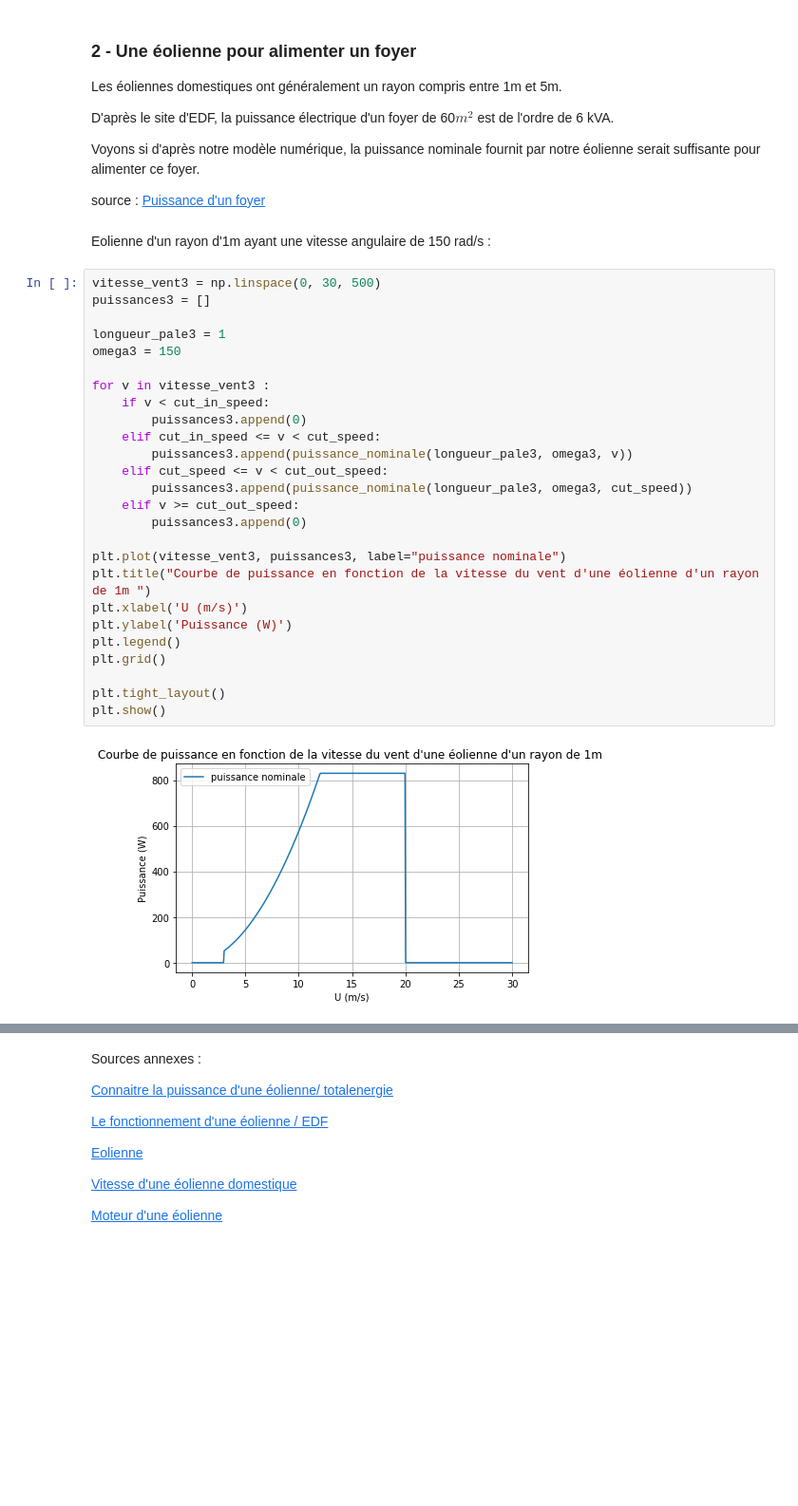
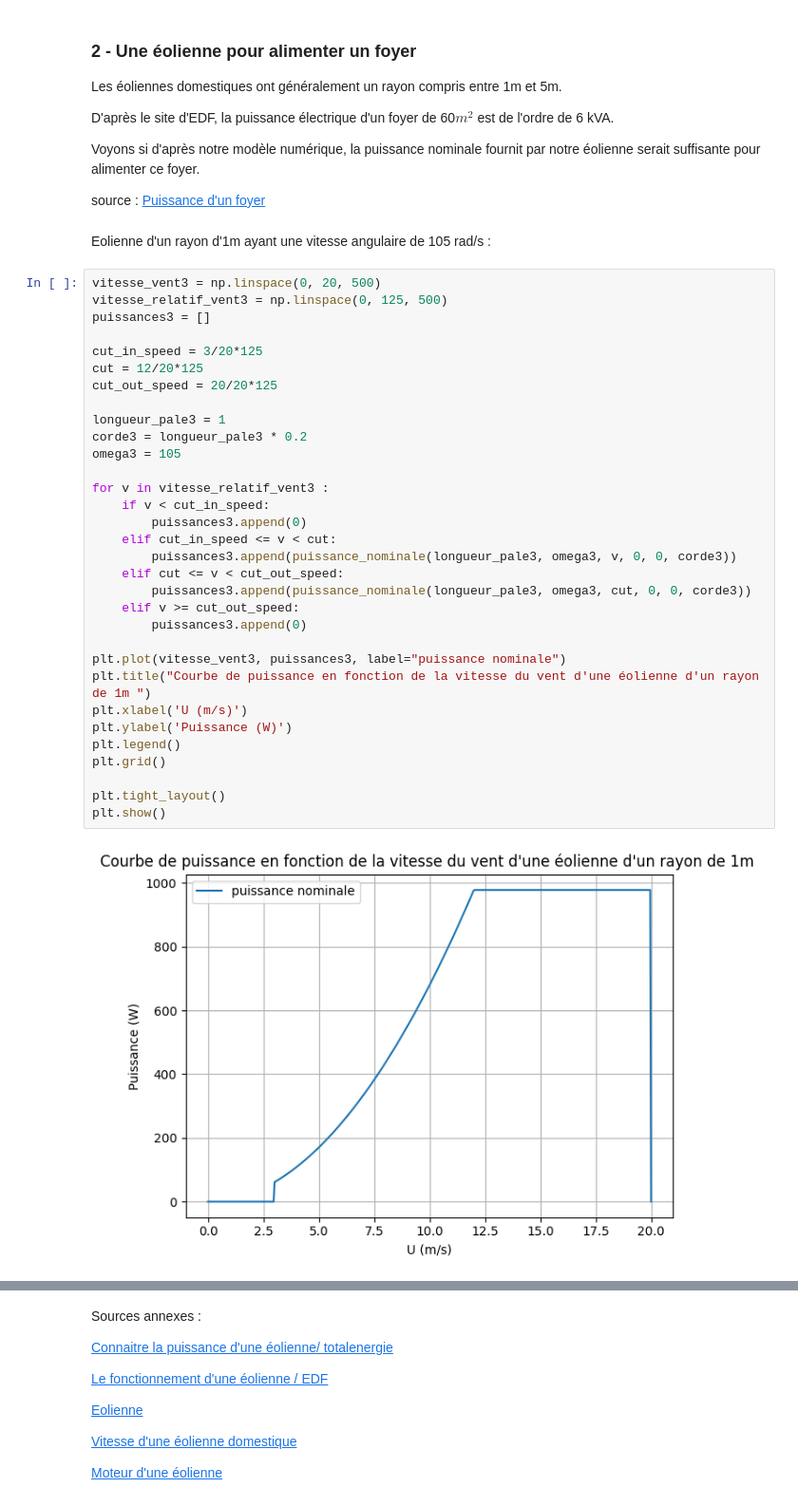
Before and after one commit to thomas-barrais/Projet-Eolienne, a Jupyter notebook: Groupe08_ProjetEol.ipynb, the cells around one changed output, grey strips where cells are left out. Shown at 95% size. Cells and saved outputs as stored; diff of their text form; blank space fills up the shorter version.

```diff
--- a/Groupe08_ProjetEol.ipynb
+++ b/Groupe08_ProjetEol.ipynb
@@ -727,33 +652,39 @@ Voyons si d'après notre modèle numérique, la puissance nominale fournit par n
 source :
 <a href="https://particuliers.engie.fr/electricite/conseils-electricite/conseils-contrat-electricite/quelle-puissance-electrique-maison.html"> Puissance d'un foyer </a>
 # %% [markdown]
-Eolienne d'un rayon d'1m ayant une vitesse angulaire de 150 rad/s :
+Eolienne d'un rayon d'1m ayant une vitesse angulaire de 105 rad/s :
 # %%
-vitesse_vent3 = np.linspace(0, 30, 500)
+vitesse_vent3 = np.linspace(0, 20, 500)
+vitesse_relatif_vent3 = np.linspace(0, 125, 500)
 puissances3 = []
 
+cut_in_speed = 3/20*125
+cut = 12/20*125
+cut_out_speed = 20/20*125
+
 longueur_pale3 = 1
-omega3 = 150
+corde3 = longueur_pale3 * 0.2
+omega3 = 105
 
-for v in vitesse_vent3 :
+for v in vitesse_relatif_vent3 :
     if v < cut_in_speed:
         puissances3.append(0)
-    elif cut_in_speed <= v < cut_speed:
-        puissances3.append(puissance_nominale(longueur_pale3, omega3, v))
-    elif cut_speed <= v < cut_out_speed:
-        puissances3.append(puissance_nominale(longueur_pale3, omega3, cut_speed))
+    elif cut_in_speed <= v < cut:
+        puissances3.append(puissance_nominale(longueur_pale3, omega3, v, 0, 0, corde3))
+    elif cut <= v < cut_out_speed:
+        puissances3.append(puissance_nominale(longueur_pale3, omega3, cut, 0, 0, corde3))
     elif v >= cut_out_speed:
         puissances3.append(0)
 
 plt.plot(vitesse_vent3, puissances3, label="puissance nominale")
 plt.title("Courbe de puissance en fonction de la vitesse du vent d'une éolienne d'un rayon de 1m ")
 plt.xlabel('U (m/s)')
 plt.ylabel('Puissance (W)')
 plt.legend()
 plt.grid()
 
 plt.tight_layout()
 plt.show()
 # %% [output]
-[figure, old version]
+[figure, new version]
 # %% [markdown]
```
Also changed, not shown: parts of 41 cells of this notebook.
